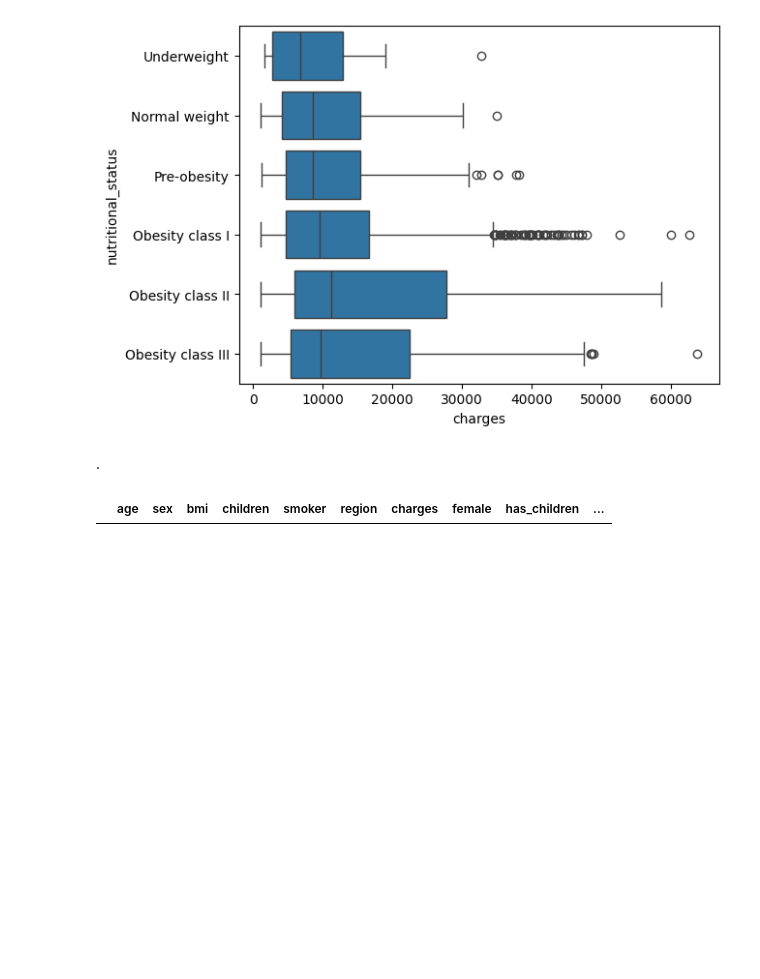
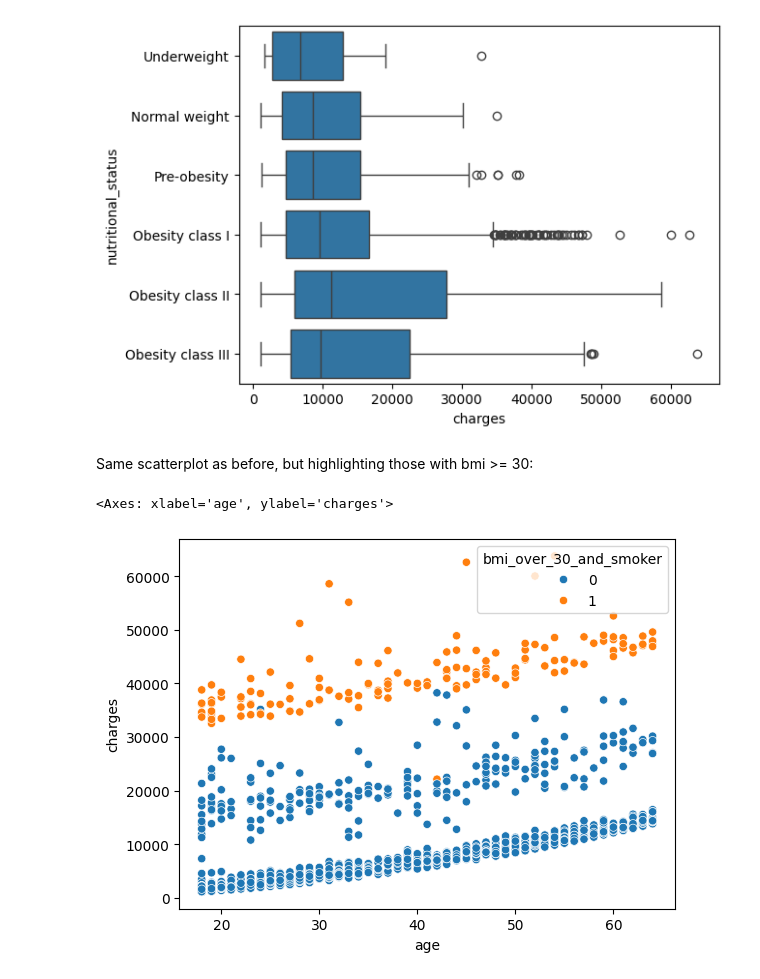
Before and after one commit to gustavofladeira/medical-costs, a Jupyter notebook: main_script.ipynb, the cells around one changed output. Drawn from its saved outputs; the diff is of its cells as text; code cells hidden in the pictures; blank space fills up the shorter version.

```diff
--- a/main_script.ipynb
+++ b/main_script.ipynb
@@ -127,13 +138,13 @@ Checking out the classification of BMI values, accordingly to WHO, a BMI greater
 
 This info reminds me of another variable that we can create, based on the BMI classification.
 # %%
-df['nutritional_status'] = pd.cut(
-    df['bmi'],
+insurance['nutritional_status'] = pd.cut(
+    insurance['bmi'],
     bins=[-np.inf, 18.5, 25, 30, 35, 40, np.inf],
     labels=['Underweight', 'Normal weight', 'Pre-obesity', 'Obesity class I', 'Obesity class II', 'Obesity class III'],
     right=False)
 
-df['nutritional_status'].value_counts()
+insurance['nutritional_status'].value_counts()
 # %% [output]
 Obesity class I      391
 Pre-obesity          386
@@ -147,9 +158,13 @@ sns.boxplot(data=df, y='nutritional_status', x='charges')
 # %% [output]
 <Axes: xlabel='charges', ylabel='nutritional_status'>
 [figure]
-# %% [markdown]
-.
-# %%
-df[df['nutritional_status'] != df['nutritional_status2']]
-# %% [output]
-|  | age | sex | bmi | children | smoker | region | charges | female | has_children | ... |
+# %% [markdown]
+Same scatterplot as before, but highlighting those with bmi >= 30:
+# %%
+insurance['bmi_over_30'] = [1 if x >= 30 else 0 for x in insurance['bmi']]
+insurance['bmi_over_30_and_smoker'] = insurance['bmi_over_30']*insurance['smoker']
+
+sns.scatterplot(data=insurance, x='age', y='charges', hue='bmi_over_30_and_smoker')
+# %% [output]
+<Axes: xlabel='age', ylabel='charges'>
+[figure, added]
```
Also changed, not shown: parts of 17 cells of this notebook.
